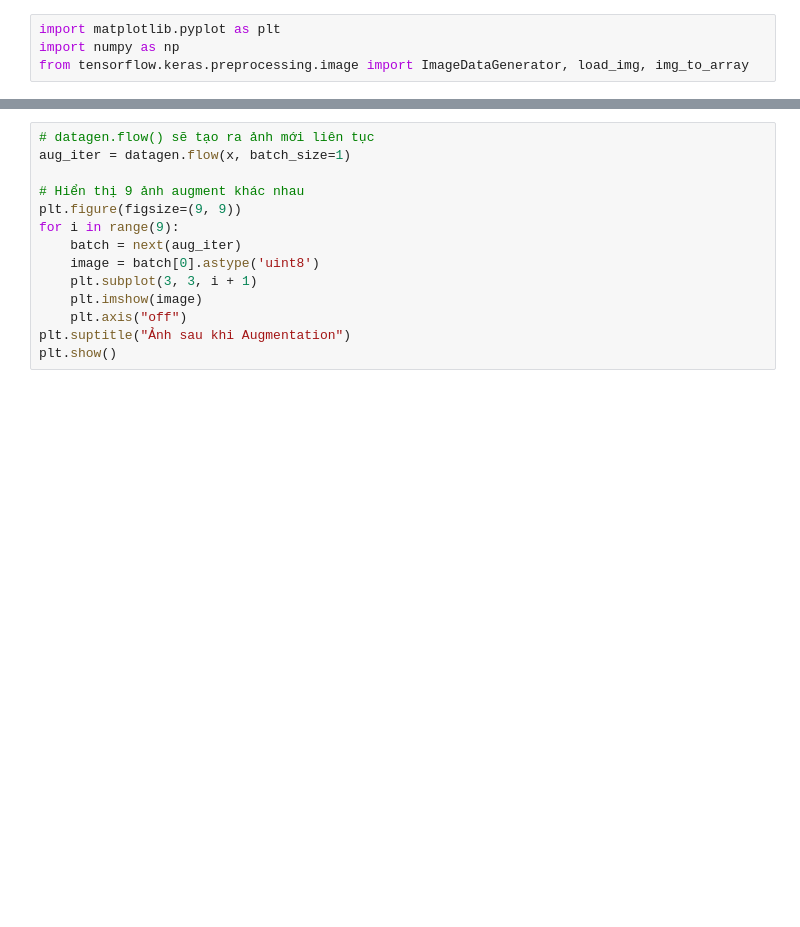
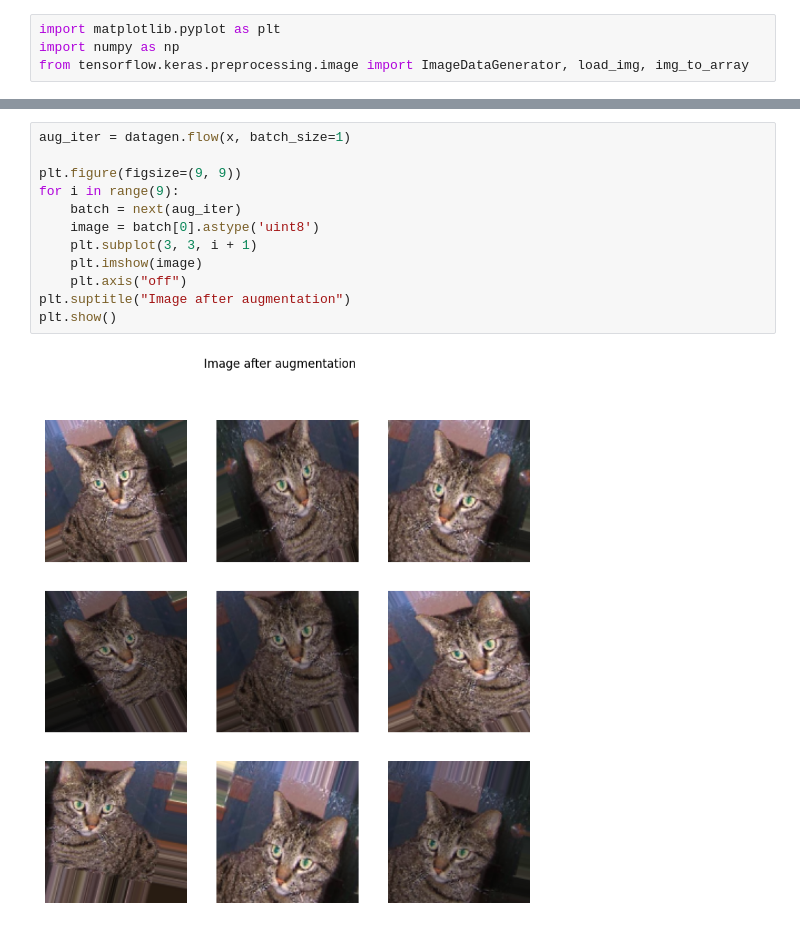
Before and after one commit to viet-dlh/cats_and_dogs, a Jupyter notebook: script/demo_Augmentation.ipynb, the cells around one changed output, grey strips where cells are left out. Cells and saved outputs as stored; diff of their text form; blank space fills up the shorter version.

```diff
--- a/script/demo_Augmentation.ipynb
+++ b/script/demo_Augmentation.ipynb
@@ -30,14 +65,14 @@ datagen = ImageDataGenerator(
 # %%
-# datagen.flow() sẽ tạo ra ảnh mới liên tục
 aug_iter = datagen.flow(x, batch_size=1)
 
-# Hiển thị 9 ảnh augment khác nhau
 plt.figure(figsize=(9, 9))
 for i in range(9):
     batch = next(aug_iter)
     image = batch[0].astype('uint8')
     plt.subplot(3, 3, i + 1)
     plt.imshow(image)
     plt.axis("off")
-plt.suptitle("Ảnh sau khi Augmentation")
+plt.suptitle("Image after augmentation")
 plt.show()
+# %% [output]
+[figure, added]
```
Also changed, not shown: parts of 8 cells of this notebook.
